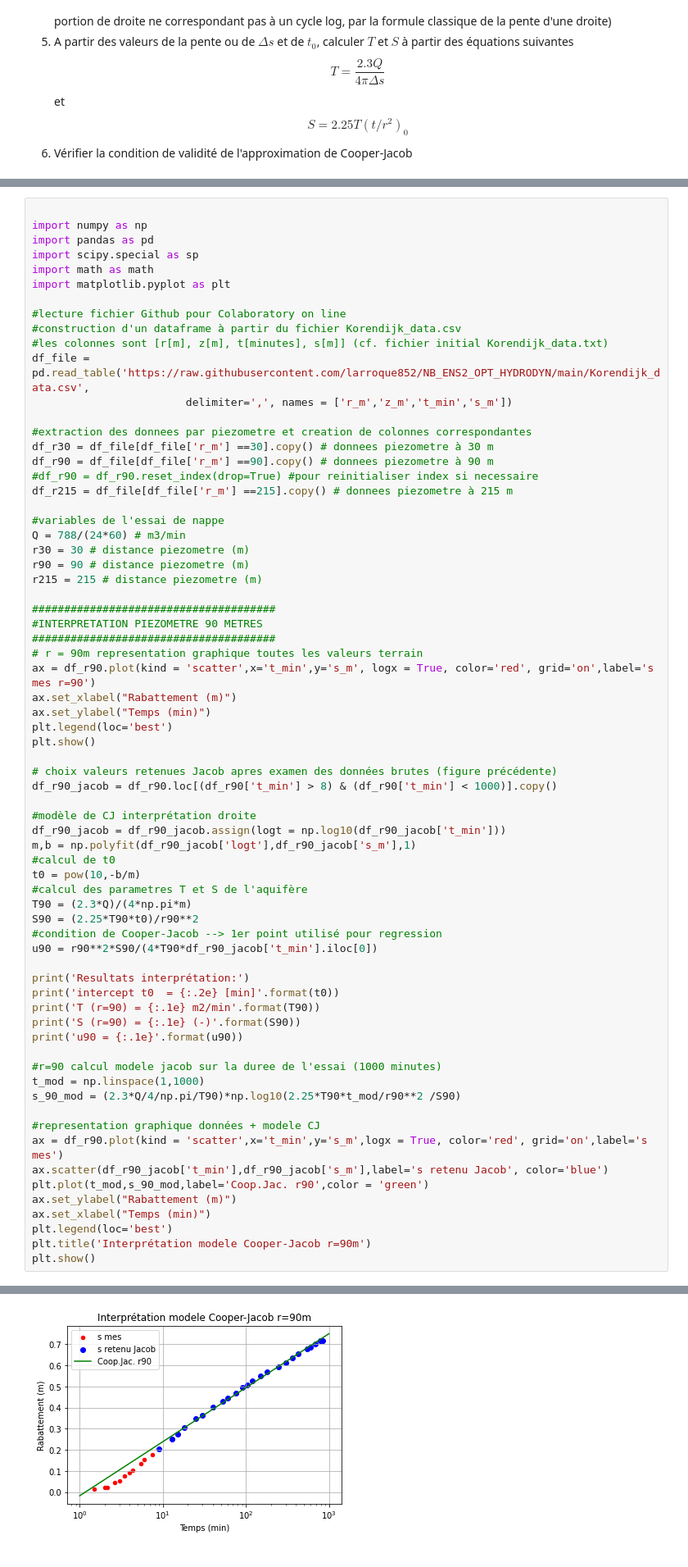
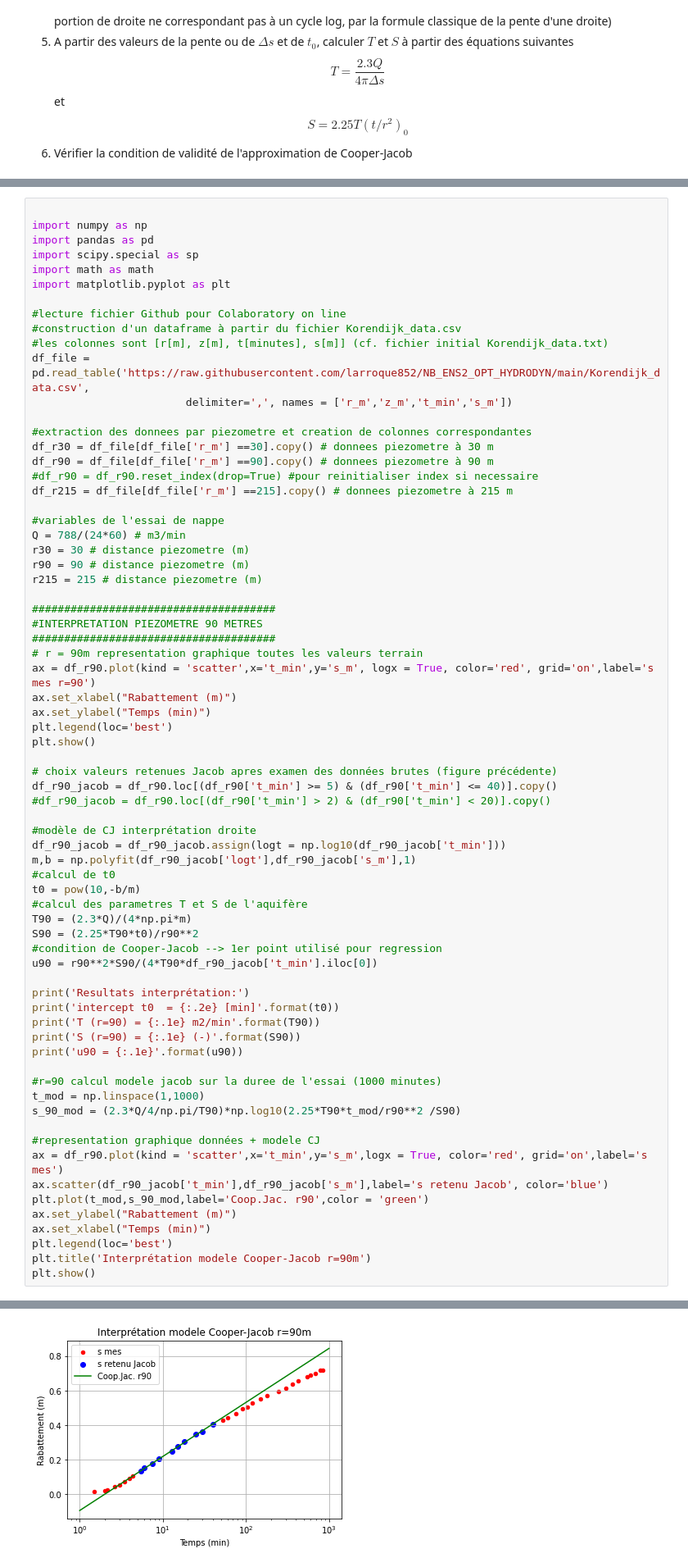
Before and after one commit to larroque852/NB_ENS2_OPT_HYDRODYN, a Jupyter notebook: ENS2_OPT_corrige_Jacob.ipynb, the cells around one changed output, grey strips where cells are left out. Shown: that part at 82% size. Drawn from its saved outputs; the diff is of its cells as text.

```diff
--- a/ENS2_OPT_corrige_Jacob.ipynb
+++ b/ENS2_OPT_corrige_Jacob.ipynb
@@ -274,7 +381,8 @@ plt.legend(loc='best')
 plt.show()
 
 # choix valeurs retenues Jacob apres examen des données brutes (figure précédente)
-df_r90_jacob = df_r90.loc[(df_r90['t_min'] > 8) & (df_r90['t_min'] < 1000)].copy()
+df_r90_jacob = df_r90.loc[(df_r90['t_min'] >= 5) & (df_r90['t_min'] <= 40)].copy()
+#df_r90_jacob = df_r90.loc[(df_r90['t_min'] > 2) & (df_r90['t_min'] < 20)].copy()
 
 #modèle de CJ interprétation droite
 df_r90_jacob = df_r90_jacob.assign(logt = np.log10(df_r90_jacob['t_min']))
@@ -316,4 +424,4 @@ u90 = 7.3e-02
-[figure, old version]
+[figure, new version]
 # %%
 ###################################
 #PIEZOMETRE 30 METRES
```
Also changed, not shown: parts of 9 cells of this notebook.
